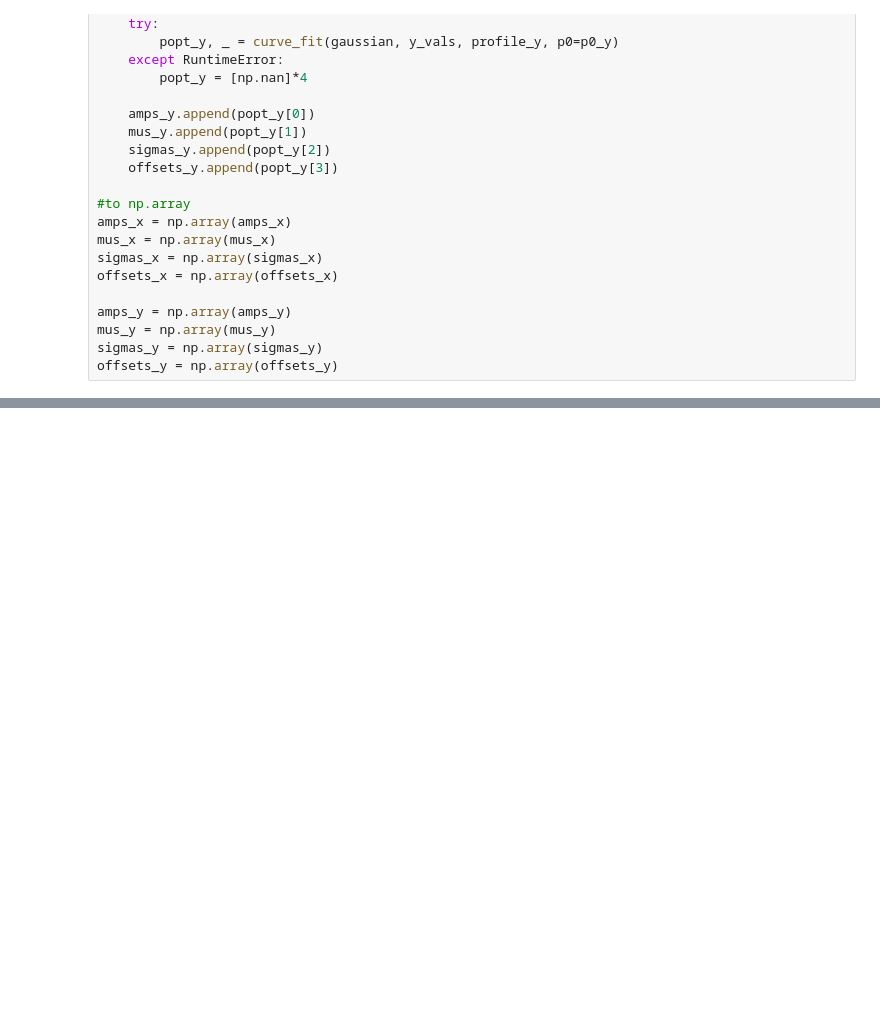
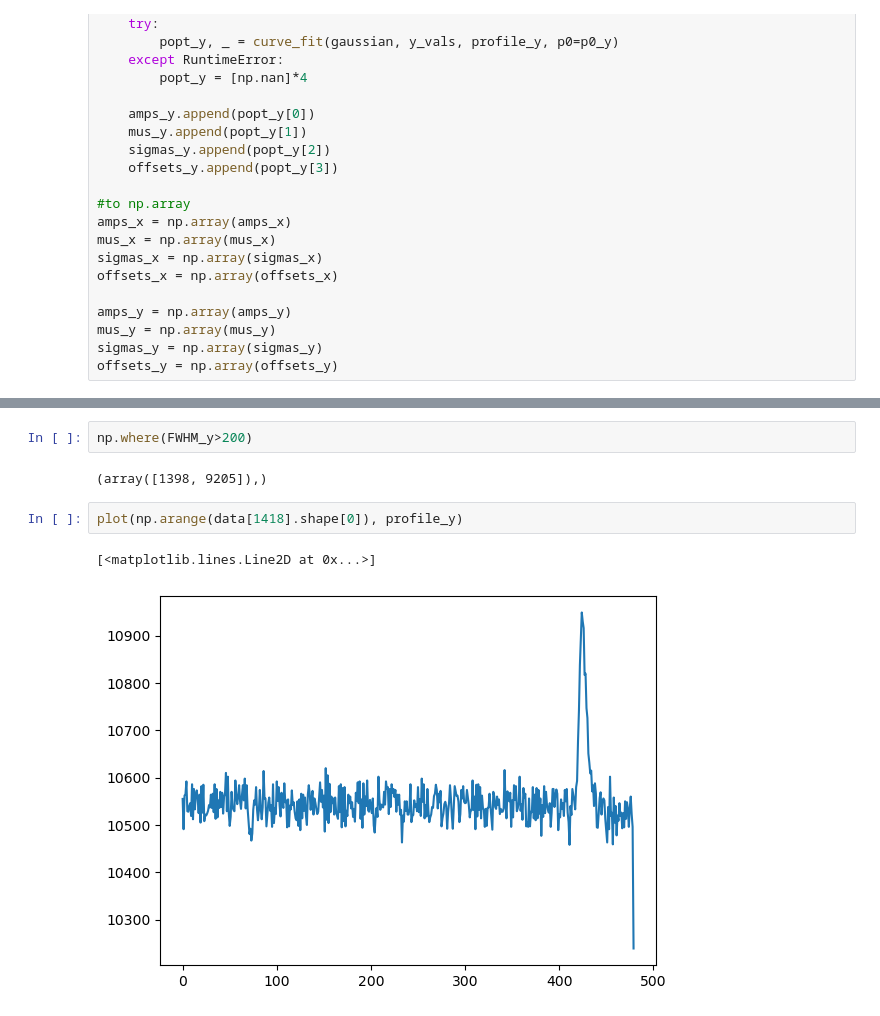
Before and after one commit to jad507/OGRE_lab, a Jupyter notebook: dot_movie.ipynb, the cells around one changed output, grey strips where cells are left out. Cells and saved outputs as stored; diff of their text form; blank space fills up the shorter version.

```diff
--- a/dot_movie.ipynb
+++ b/dot_movie.ipynb
@@ -388,3 +505,12 @@ plt.show()
+# %%
+np.where(FWHM_y>200)
+# %% [output]
+(array([1398, 9205]),)
+# %%
+plot(np.arange(data[1418].shape[0]), profile_y)
+# %% [output]
+[<matplotlib.lines.Line2D at 0x...>]
+[figure, added]
 # %%
 print(np.mean(mu_x_rel))
 print(np.mean(mu_y_rel))
```
Also changed, not shown: parts of 19 cells of this notebook.
